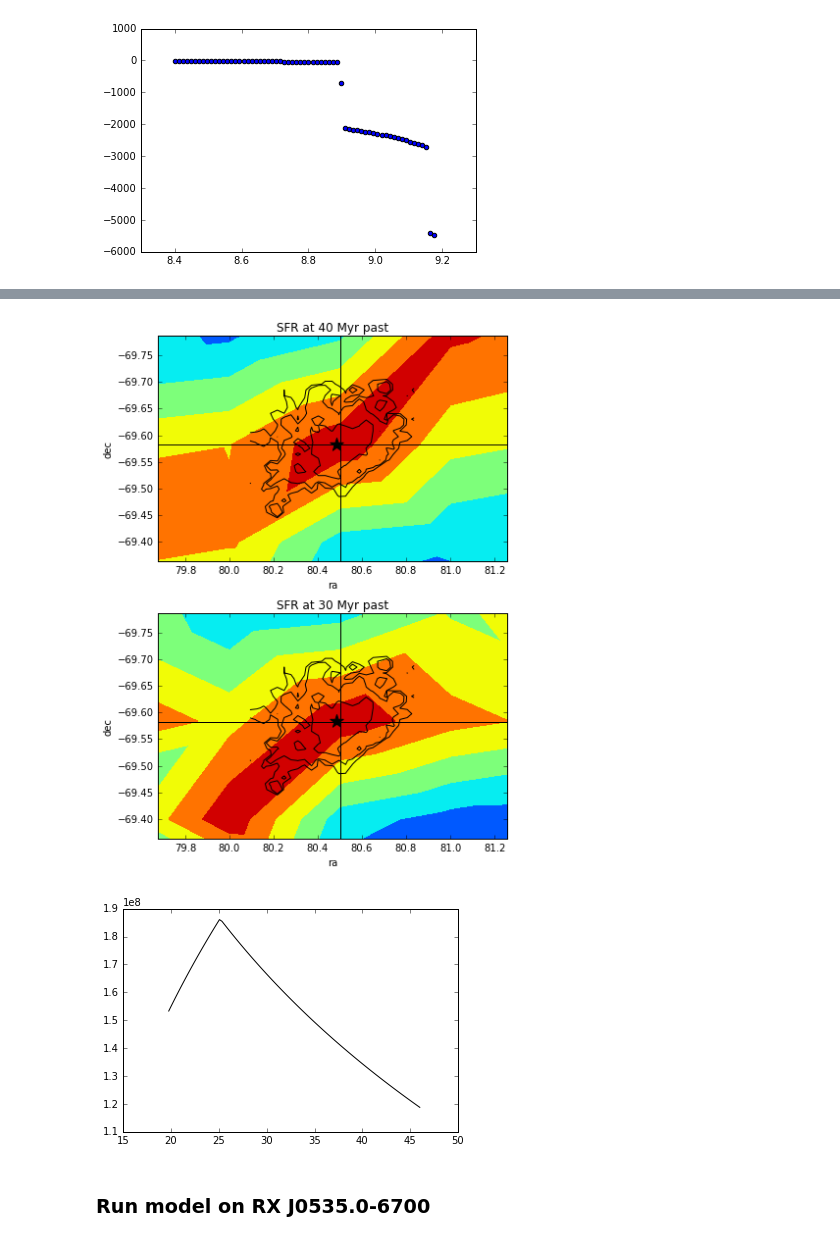
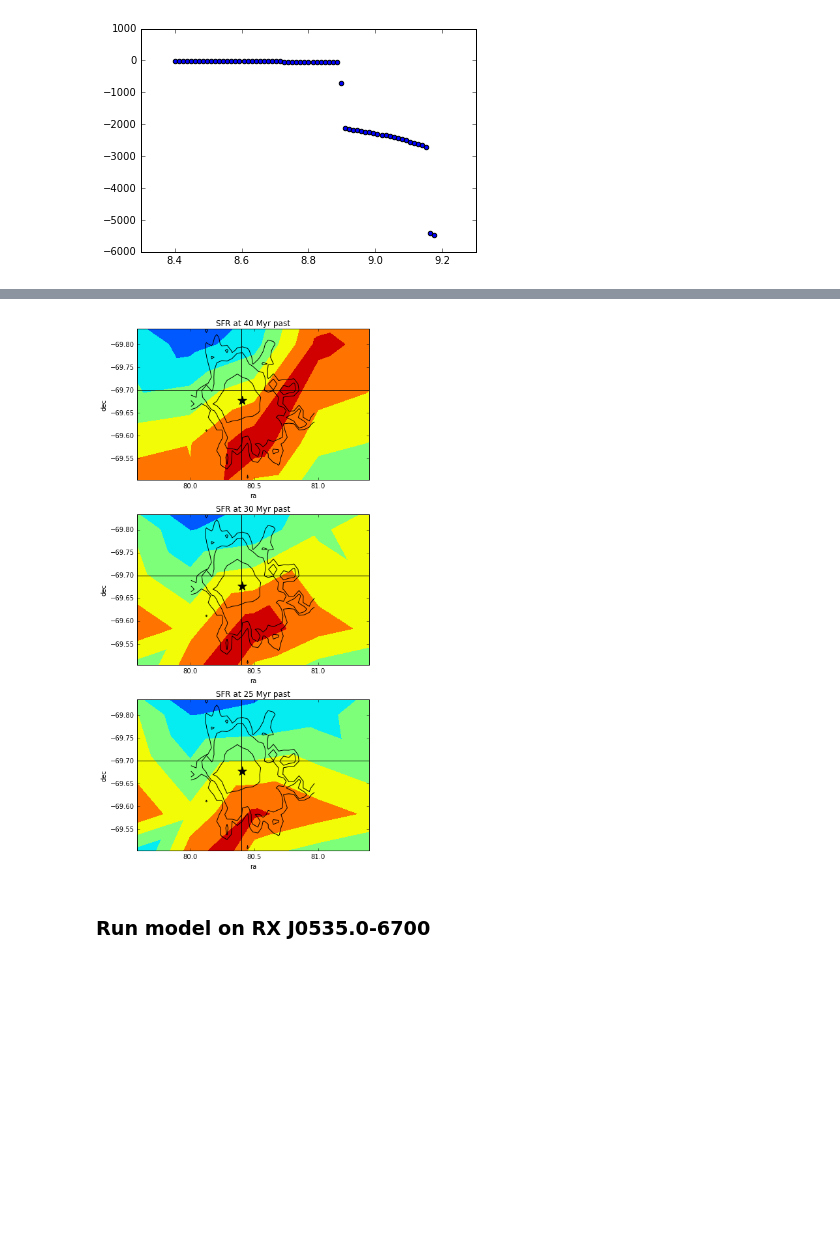
Before and after one commit to astroJeff/XRB, a Jupyter notebook: notebooks/LMC HMXB.ipynb, the cells around one changed output, grey strips where cells are left out. Cells and saved outputs as stored; diff of their text form; code cells hidden in the pictures; blank space fills up the shorter version.

Commit message:
Updated LMC HMXB network with new test

```diff
--- a/notebooks/LMC HMXB.ipynb
+++ b/notebooks/LMC HMXB.ipynb
@@ -1330,7 +1333,7 @@ def density_contour(xdata, ydata, nbins_x, nbins_y, ax=None, **contour_kwargs):
 
     return contour
 # %%
-plt.figure(figsize=(6,8))
+plt.figure(figsize=(6,12))
 
 ra_out = sampler.flatchain.T[7]
 dec_out = sampler.flatchain.T[8]
@@ -1339,7 +1342,7 @@ sfr = np.array([])
 for i in np.arange(len(lmc_coor)):
     sfr = np.append(sfr, get_SFH(lmc_coor["ra"][i], lmc_coor["dec"][i], t_obs)[1])
 
-plt.subplot(2,1,1)
+plt.subplot(3,1,1)
 plt.tricontourf(lmc_coor["ra"], lmc_coor["dec"], sfr)
 
 plt.xlim(0.995*np.min(ra_out), 1.005*np.max(ra_out))
@@ -1360,7 +1363,10 @@ density_contour(ra_out, dec_out, nbins_x=25, nbins_y=25, **plt_kwargs)
 
 #plt.show()
 
-plt.subplot(2,1,2)
+
+
+
+plt.subplot(3,1,2)
 
 
 sfr = np.array([])
@@ -1370,37 +1376,67 @@ for i in np.arange(len(lmc_coor)):
 plt.tricontourf(lmc_coor["ra"], lmc_coor["dec"], sfr)
 
 plt.xlim(0.995*np.min(ra_out), 1.005*np.max(ra_out))
 plt.ylim(0.995*np.min(dec_out), 1.005*np.max(dec_out))
 
 plt.scatter(np.mean(ra_out), np.mean(dec_out), color='k', s=200.0, marker='*')
 
 plt.axhline(dec_b, color='k')
 plt.axvline(ra_b, color='k')
 
 plt.xlabel("ra")
 plt.ylabel("dec")
 plt.title("SFR at 30 Myr past")
 
 plt_kwargs = {'colors':'k'}
 
 density_contour(ra_out, dec_out, nbins_x=25, nbins_y=25, **plt_kwargs)
 
+#plt.savefig("../figures/test_SFR.pdf")
+#plt.show()
+
+
+
+plt.subplot(3,1,3)
+
+
+sfr = np.array([])
+for i in np.arange(len(lmc_coor)):
+    sfr = np.append(sfr, get_SFH(lmc_coor["ra"][i], lmc_coor["dec"][i], 25.0)[1])
+
+plt.tricontourf(lmc_coor["ra"], lmc_coor["dec"], sfr)
+
+plt.xlim(0.995*np.min(ra_out), 1.005*np.max(ra_out))
+plt.ylim(0.995*np.min(dec_out), 1.005*np.max(dec_out))
+
+plt.scatter(np.mean(ra_out), np.mean(dec_out), color='k', s=200.0, marker='*')
+
+plt.axhline(dec_b, color='k')
+plt.axvline(ra_b, color='k')
+
+plt.xlabel("ra")
+plt.ylabel("dec")
+plt.title("SFR at 25 Myr past")
+
+plt_kwargs = {'colors':'k'}
+
+density_contour(ra_out, dec_out, nbins_x=25, nbins_y=25, **plt_kwargs)
+
 plt.tight_layout()
 
-#plt.savefig("../figures/test_SFR.pdf")
-plt.show()
+plt.savefig("../figures/test_SFR.pdf")
+#plt.show()
+
 
 
 
 time_out = sampler.flatchain.T[9]
 times = np.linspace(np.min(time_out), np.max(time_out), 100)
 ra_mean = np.mean(ra_out)
 dec_mean = np.mean(dec_out)
 plt.plot(times, get_SFH(ra_mean, dec_mean, times)[1], color='k')
 plt.show()
 # %% [output]
-[figure, old version]
+[figure, new version]
-[figure, removed]
 # %%
 names = ["name", "ra", "dec"]
 HMXB_obs = np.recarray(0, names=names, formats=['S16,S16,S16'])
```
Also changed, not shown: parts of 4 cells of this notebook.
